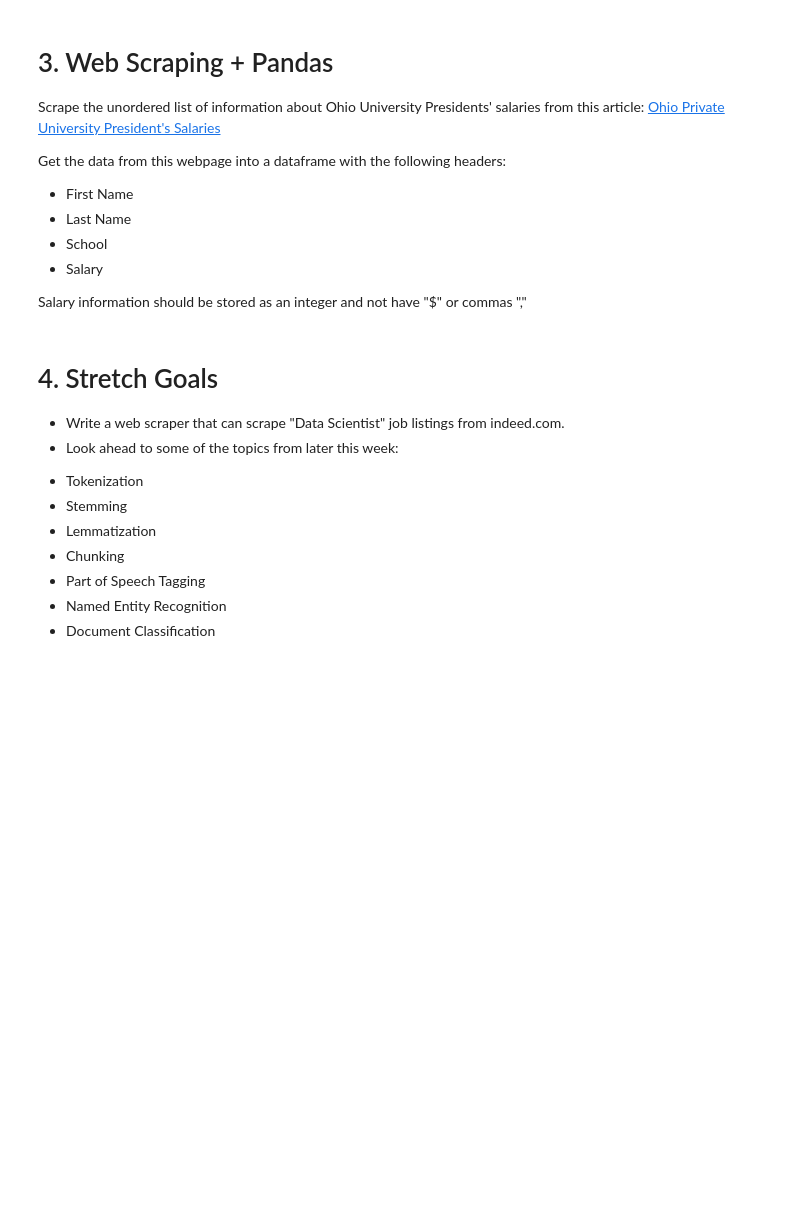
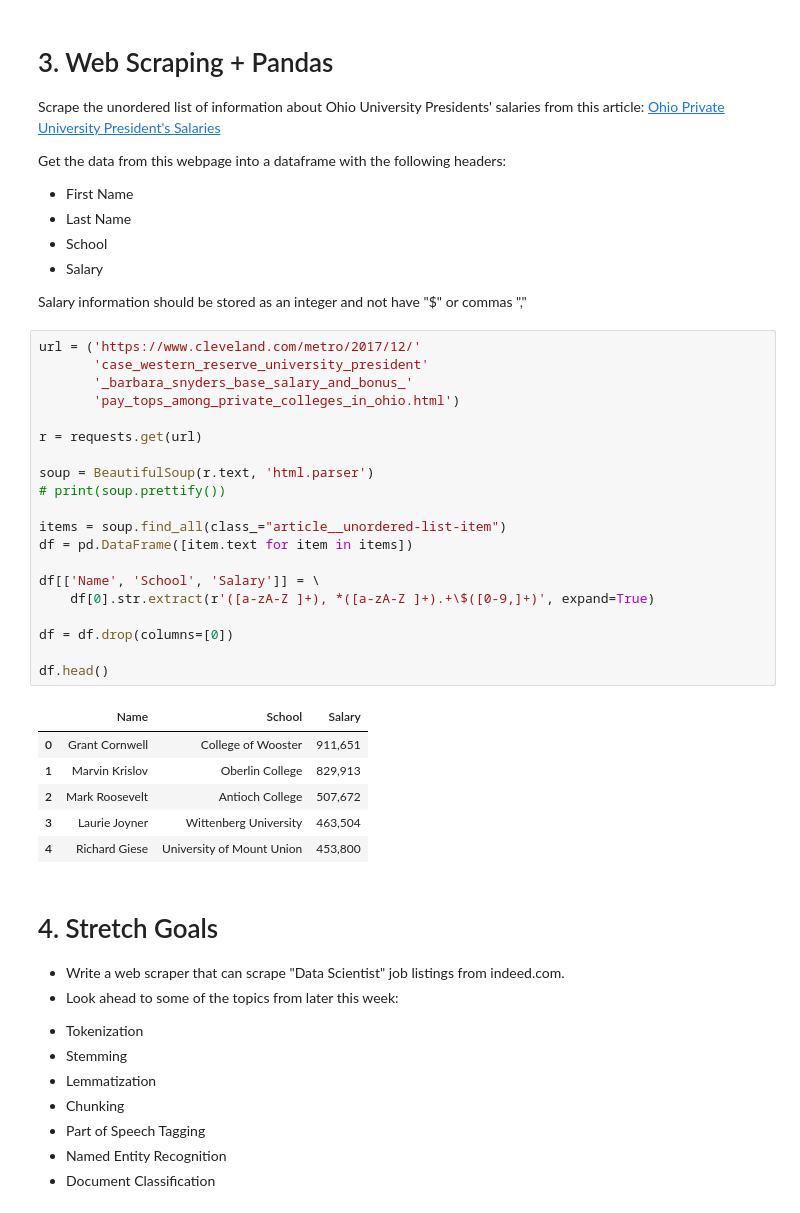
Before and after one commit to chrisluedtke/data-science-journal, a Jupyter notebook: 14-Natural-Language-Processing/01_Text_Data_Assignment.ipynb, the cells around one changed output. Drawn from its saved outputs; the diff is of its cells as text; blank space fills up the shorter version.

```diff
--- a/14-Natural-Language-Processing/01_Text_Data_Assignment.ipynb
+++ b/14-Natural-Language-Processing/01_Text_Data_Assignment.ipynb
@@ -153,6 +195,33 @@ Get the data from this webpage into a dataframe with the following headers:
 - Salary
 
 Salary information should be stored as an integer and not have "$" or commas ","
+# %%
+url = ('https://www.cleveland.com/metro/2017/12/'
+       'case_western_reserve_university_president'
+       '_barbara_snyders_base_salary_and_bonus_'
+       'pay_tops_among_private_colleges_in_ohio.html')
+
+r = requests.get(url)
+
+soup = BeautifulSoup(r.text, 'html.parser')
+# print(soup.prettify())
+
+items = soup.find_all(class_="article__unordered-list-item")
+df = pd.DataFrame([item.text for item in items])
+
+df[['Name', 'School', 'Salary']] = \
+    df[0].str.extract(r'([a-zA-Z ]+), *([a-zA-Z ]+).+\$([0-9,]+)', expand=True)
+
+df = df.drop(columns=[0])
+
+df.head()
+# %% [output]
+|  | Name | School | Salary |
+| 0 | Grant Cornwell | College of Wooster | 911,651 |
+| 1 | Marvin Krislov | Oberlin College | 829,913 |
+| 2 | Mark Roosevelt | Antioch College | 507,672 |
+| 3 | Laurie Joyner | Wittenberg University | 463,504 |
+| 4 | Richard Giese | University of Mount Union | 453,800 |
 # %% [markdown]
 # 4. Stretch Goals
 
```
Also changed, not shown: parts of 11 cells of this notebook, 1 other file.
